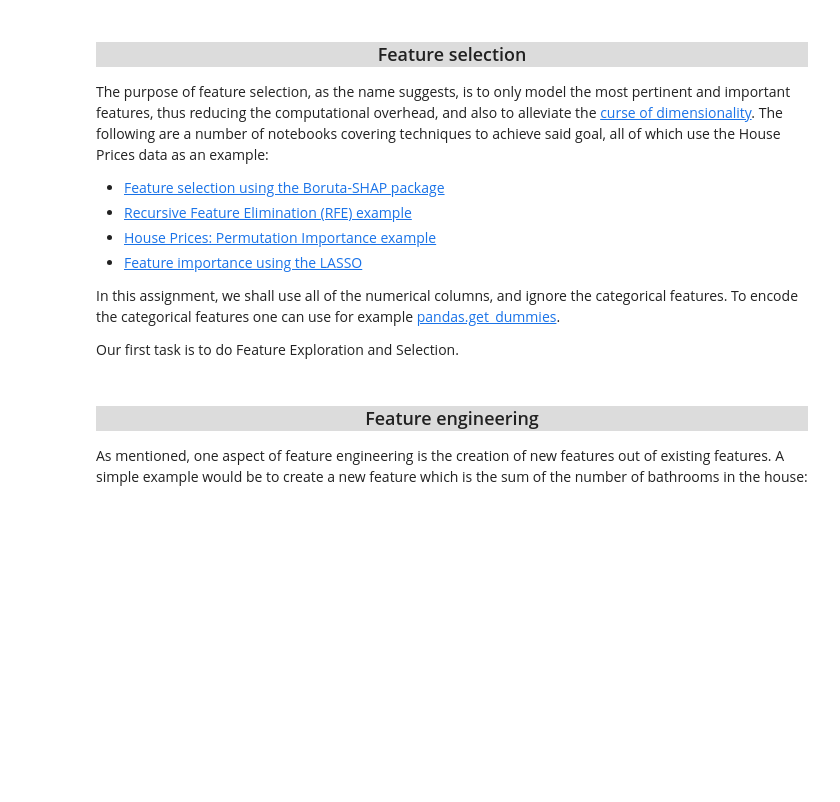
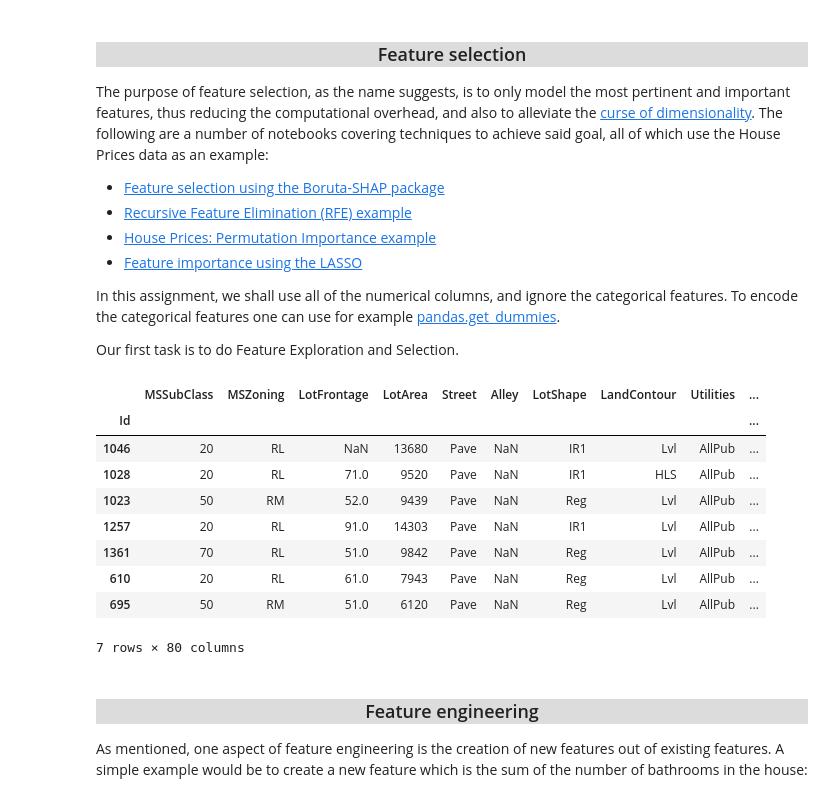
Before and after one commit to zuwa-oj/ComIT_2023_Pract_2_downUP, a Jupyter notebook: house-prices-advanced-regression-techniques/XGBoost Regression Assignment (Submit to Kaggle).ipynb, the cells around one changed output. Cells and saved outputs as stored; diff of their text form; code cells hidden in the pictures; blank space fills up the shorter version.

```diff
--- a/house-prices-advanced-regression-techniques/XGBoost Regression Assignment (Submit to Kaggle).ipynb
+++ b/house-prices-advanced-regression-techniques/XGBoost Regression Assignment (Submit to Kaggle).ipynb
@@ -39,6 +39,19 @@ In this assignment, we shall use all of the numerical columns, and ignore the ca
 Our first task is to do Feature Exploration and Selection.
 # %%
 ## Do your work here
+# %%
+train_data.sample(7)
+# %% [output]
+|  | MSSubClass | MSZoning | LotFrontage | LotArea | Street | Alley | LotShape | LandContour | Utilities | ... |
+| Id |  |  |  |  |  |  |  |  |  | ... |
+| 1046 | 20 | RL | NaN | 13680 | Pave | NaN | IR1 | Lvl | AllPub | ... |
+| 1028 | 20 | RL | 71.0 | 9520 | Pave | NaN | IR1 | HLS | AllPub | ... |
+| 1023 | 50 | RM | 52.0 | 9439 | Pave | NaN | Reg | Lvl | AllPub | ... |
+| 1257 | 20 | RL | 91.0 | 14303 | Pave | NaN | IR1 | Lvl | AllPub | ... |
+| 1361 | 70 | RL | 51.0 | 9842 | Pave | NaN | Reg | Lvl | AllPub | ... |
+| 610 | 20 | RL | 61.0 | 7943 | Pave | NaN | Reg | Lvl | AllPub | ... |
+| 695 | 50 | RM | 51.0 | 6120 | Pave | NaN | Reg | Lvl | AllPub | ... |
+7 rows × 80 columns
 # %%
 # Separate the target variable from the training data
 target = train_data['SalePrice']
```
Also changed, not shown: parts of 9 cells of this notebook.
